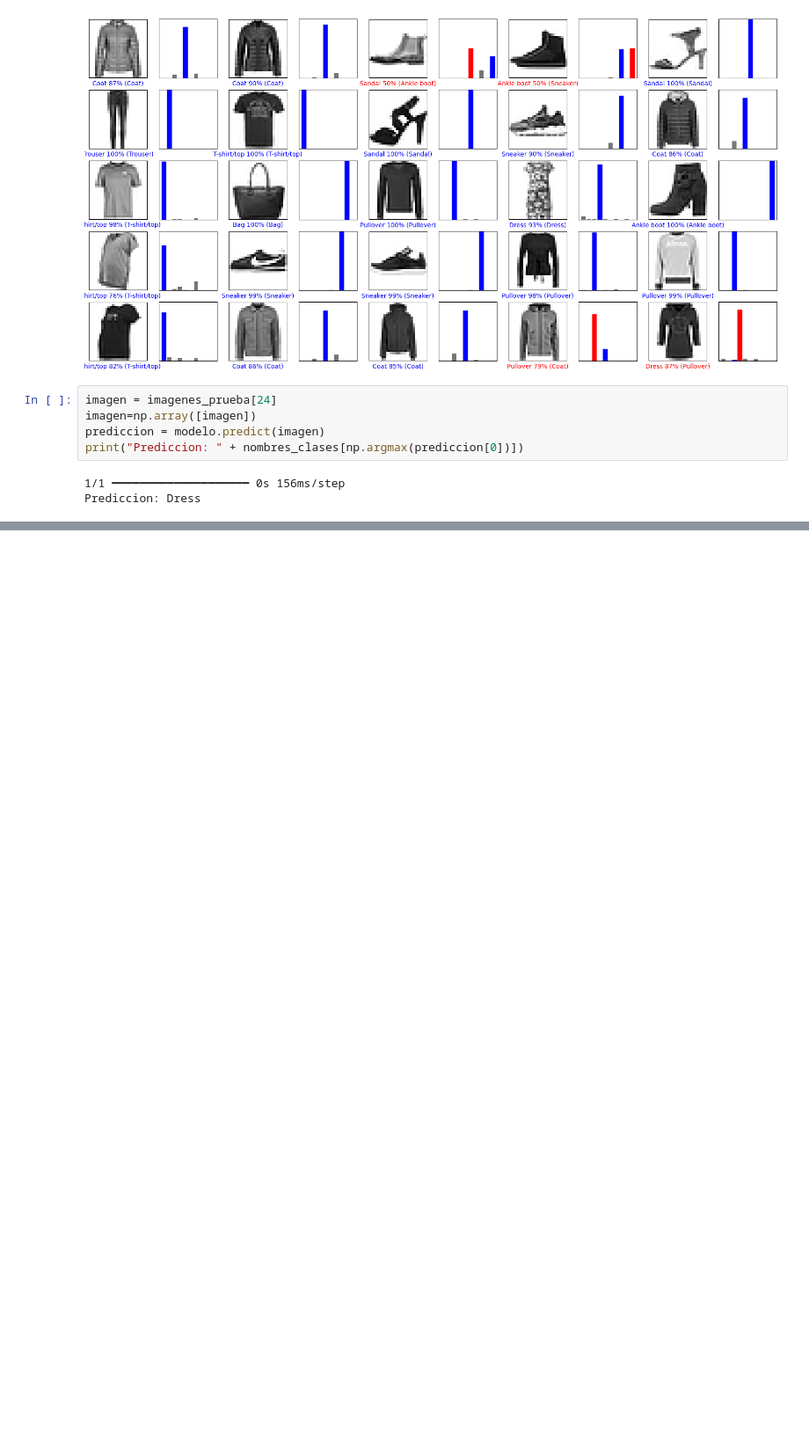
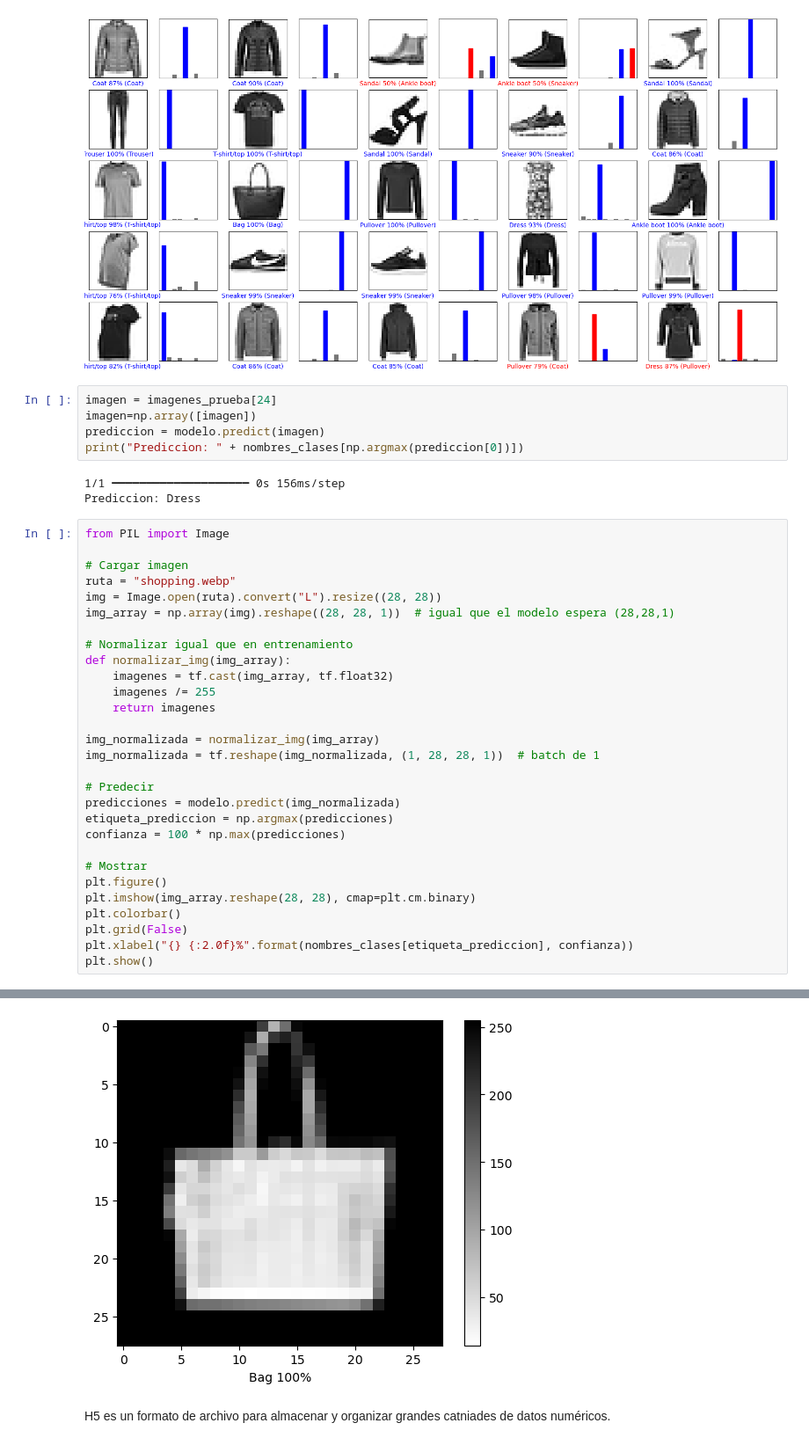
Before and after one commit to Elayas569/ProcesamientoInteligente, a Jupyter notebook: Práctica 11 y 12/Entregable1.ipynb, the cells around one changed output, grey strips where cells are left out. Shown at 88% size. Cells and saved outputs as stored; diff of their text form; blank space fills up the shorter version.

```diff
--- a/Práctica 11/Entregable1.ipynb
+++ b/Práctica 11 y 12/Entregable1.ipynb
@@ -194,3 +195,33 @@ print("Prediccion: " + nombres_clases[np.argmax(prediccion[0])])
 # %% [output]
 1/1 ━━━━━━━━━━━━━━━━━━━━ 0s 156ms/step
 Prediccion: Dress
+# %%
+from PIL import Image
+
+# Cargar imagen
+ruta = "shopping.webp"
+img = Image.open(ruta).convert("L").resize((28, 28))
+img_array = np.array(img).reshape((28, 28, 1))  # igual que el modelo espera (28,28,1)
+
+# Normalizar igual que en entrenamiento
+def normalizar_img(img_array):
+    imagenes = tf.cast(img_array, tf.float32)
+    imagenes /= 255
+    return imagenes
+
+img_normalizada = normalizar_img(img_array)
+img_normalizada = tf.reshape(img_normalizada, (1, 28, 28, 1))  # batch de 1
+
+# Predecir
+predicciones = modelo.predict(img_normalizada)
+etiqueta_prediccion = np.argmax(predicciones)
+confianza = 100 * np.max(predicciones)
+
+# Mostrar
+plt.figure()
+plt.imshow(img_array.reshape(28, 28), cmap=plt.cm.binary)
+plt.colorbar()
+plt.grid(False)
+plt.xlabel("{} {:2.0f}%".format(nombres_clases[etiqueta_prediccion], confianza))
+plt.show()
+# %% [output]
@@ -196,0 +229,3 @@ Prediccion: Dress
+[figure, added]
+# %% [markdown]
+H5 es un formato de archivo para almacenar y organizar grandes catniades de datos numéricos.
```
Also changed, not shown: parts of 3 cells of this notebook, 3 other files.
